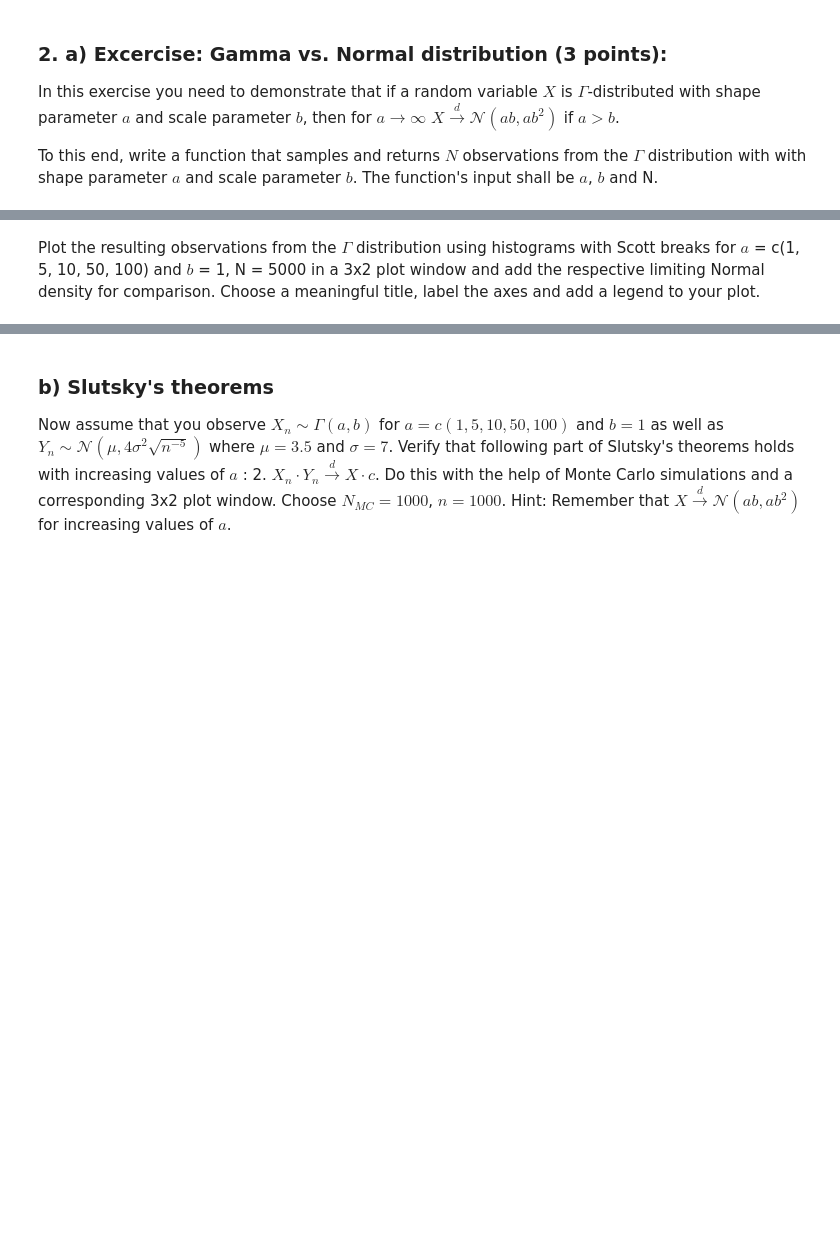
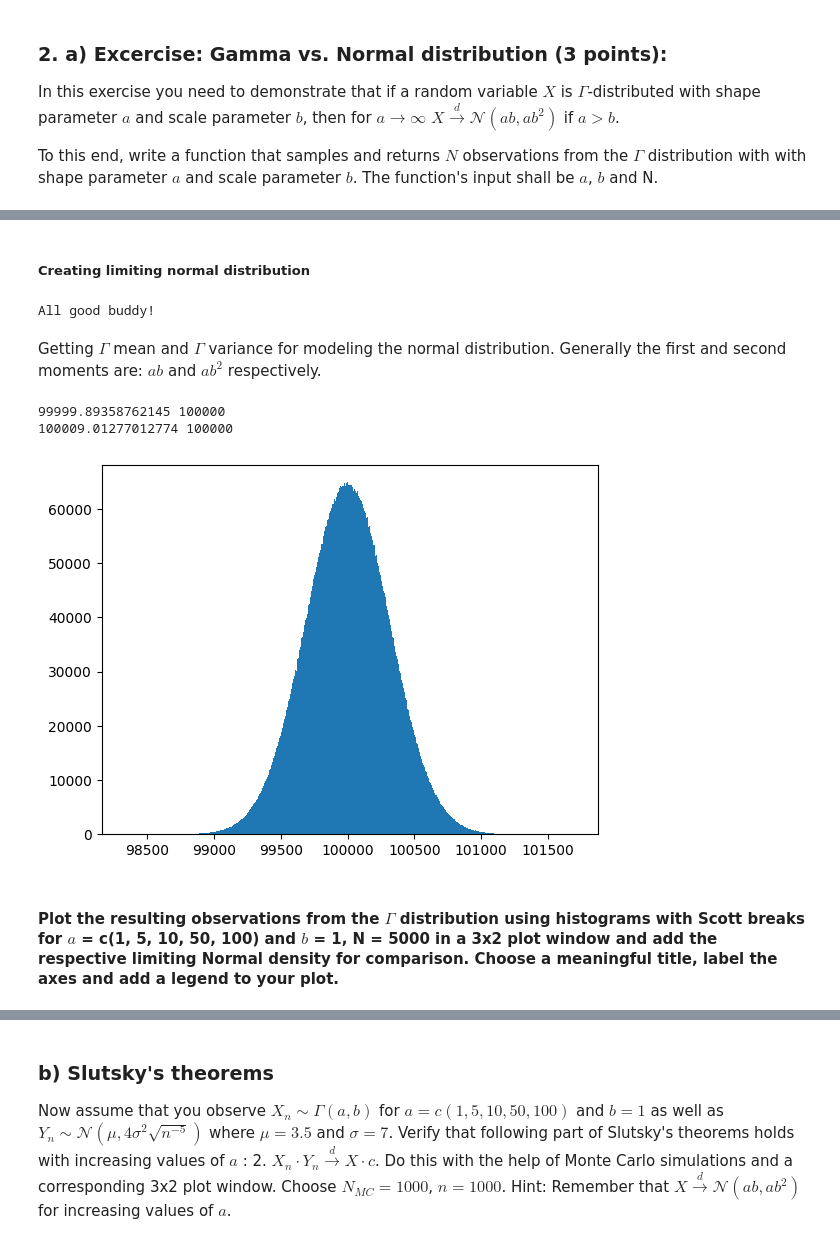
Before and after one commit to jofella/Master_CAU, a Jupyter notebook: Semester_1/Stat_1/Statistics_1_ass.ipynb, the cells around one changed output, grey strips where cells are left out. Saved outputs shown, nothing was run; the diff lists cells and outputs as text; code cells hidden in the pictures; blank space fills up the shorter version.

```diff
--- a/Semester_1/Stat_1/Statistics_1_ass.ipynb
+++ b/Semester_1/Stat_1/Statistics_1_ass.ipynb
@@ -207,4 +217,44 @@ gamma_inverse_tranformation(1,1,100)
+# %% [markdown]
+##### Creating limiting normal distribution
+# %%
+# Test window & sense check:
+sample = get_gamma_sample(1,1,100)
+
+if any(sample_element != sample1_element for sample_element, sample1_element in zip(sample, sample1)):
+    print("False value found in the array.")
+else:
+    print("All good buddy!")
+# %% [output]
+All good buddy!
+# %% [markdown]
+Getting ${\Gamma}$ mean and ${\Gamma}$ variance for modeling the normal distribution. Generally the first and second moments are: $ab$ and $ab^2$ respectively.
+# %%
+# parameters
+alpha_shape = 100000
+beta_scale = 1
+N_size = 10000000
+
+# Get gamma moments
+gamma_mean = np.mean(get_gamma_sample(alpha_shape,beta_scale,N_size))
+gamma_var = np.var(get_gamma_sample(alpha_shape,beta_scale,N_size))
+
+# Get normal moments of gamma sample
+normal_mean = alpha_shape * beta_scale
+normal_var = alpha_shape * (beta_scale ** 2)
+
+# Generating the limiting normal distribution
+normal_sample = np.random.normal(loc=normal_mean, scale=np.sqrt(normal_var), size=N_size)
+plt.hist(normal_sample, bins="scott")
+
+
+# Output results
+print(gamma_mean, normal_mean)
+print(gamma_var, normal_var)
+# %% [output]
+99999.89358762145 100000
+100009.01277012774 100000
+[figure, added]
 # %% [markdown]
-Plot the resulting observations from the ${\Gamma}$ distribution using histograms with Scott breaks for $a$ = c(1, 5, 10, 50, 100) and $b$ = 1, N = 5000 in a 3x2 plot window and add the respective limiting Normal density for comparison. Choose a meaningful title, label the axes and add a legend to your plot.
+#### Plot the resulting observations from the ${\Gamma}$ distribution using histograms with Scott breaks for $a$ = c(1, 5, 10, 50, 100) and $b$ = 1, N = 5000 in a 3x2 plot window and add the respective limiting Normal density for comparison. Choose a meaningful title, label the axes and add a legend to your plot.
 # %%
 # Setting parameters
```
Also changed, not shown: parts of 11 cells of this notebook.
